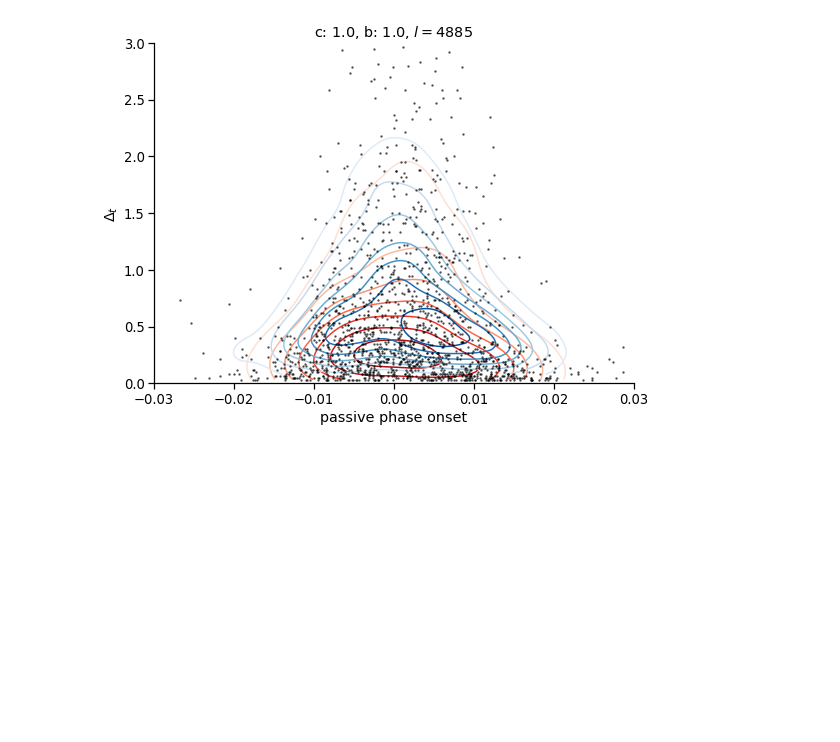
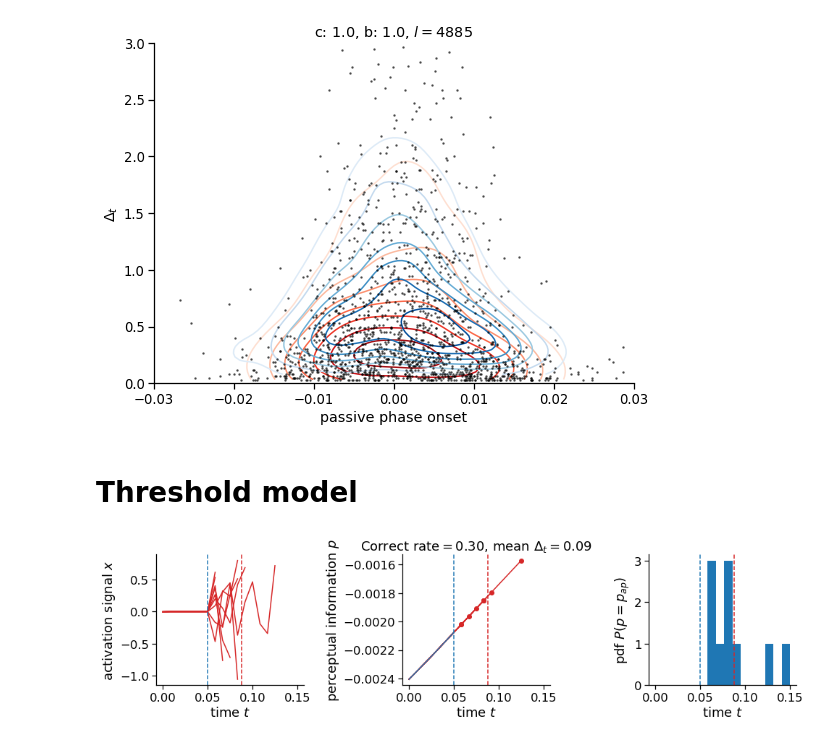
Before and after one commit to cherepaha/initiation, a Jupyter notebook: steering_data_analysis.ipynb, the cells around one changed output. Saved outputs shown, nothing was run; the diff lists cells and outputs as text; code cells hidden in the pictures; blank space fills up the shorter version.

Commit message:
Threshold model added

```diff
--- a/steering_data_analysis.ipynb
+++ b/steering_data_analysis.ipynb
@@ -627,3 +629,30 @@ ax.set_title(title, )
 plt.savefig(os.path.join(figure_path, 'ddm_best_fit'+figure_format))
 # %% [output]
 [figure]
+# %% [markdown]
+# Threshold model
+# %%
+def plot_model_traces(xs, ns, t_exp, p_exp):
+    fig, axes = plt.subplots(1, 3, figsize=(14, 4), sharex=True)
+
+    for n in ns:
+        axes.flatten()[0].plot(xs.loc[n].t, xs.loc[n].x, color='C3')
+        axes.flatten()[1].plot(xs.loc[n].t, xs.loc[n].p, color='C3')
+        axes.flatten()[1].plot([xs.loc[n].t.values[-1]], [xs.loc[n].p.values[-1]], color='C3', marker='o')
+
+    axes.flatten()[1].plot(t_exp, p_exp, color='C0')
+    axes.flatten()[2].hist(xs.groupby('n').t.last())
+
+    axes.flatten()[0].set_ylabel('activation signal $x$')
+    axes.flatten()[1].set_ylabel('perceptual information $p$')
+    axes.flatten()[2].set_ylabel('pdf $P(p=p_{ap})$')
+
+    for ax in axes.flatten():
+        ax.set_xlabel('time $t$')
+        ax.axvline(t_exp[-1], color='C0', ls='--')
+        ax.axvline(xs.groupby('n').t.last().mean(), color='C3', ls='--')
+
+    axes.flatten()[1].set_title('Correct rate$=%.2f$, mean $\Delta_t = %.2f$' % (xs.groupby('n').is_correct.last().mean(),
+                                                               xs.groupby('n').t.last().mean()))
+
+    return fig
@@ -629,0 +707,18 @@ plt.savefig(os.path.join(figure_path, 'ddm_best_fit'+figure_format))
+# %%
+prp = 0.05
+threshold = 0.5 # expressed as a fraction of p_exp_mean
+c = 0.5
+
+p_exp = p_dynamics_lk.loc[1,1,10]
+t_exp = np.linspace(0, len(p_exp)/60, len(p_exp))
+
+n_sim = 10
+
+xs = run_sim_threshold(prp, threshold, c, p_exp, p_exp_mean=np.mean(abs(p_dynamics_lk)), n_sim=n_sim)
+
+ns = range(1, n_sim)
+ax = plot_model_traces(xs, ns, t_exp, p_exp)
+
+# plt.savefig(os.path.join(figure_path, 'threshold_accum'+figure_format))
+# %% [output]
+[figure, added]
```
Also changed, not shown: parts of 5 cells of this notebook.
